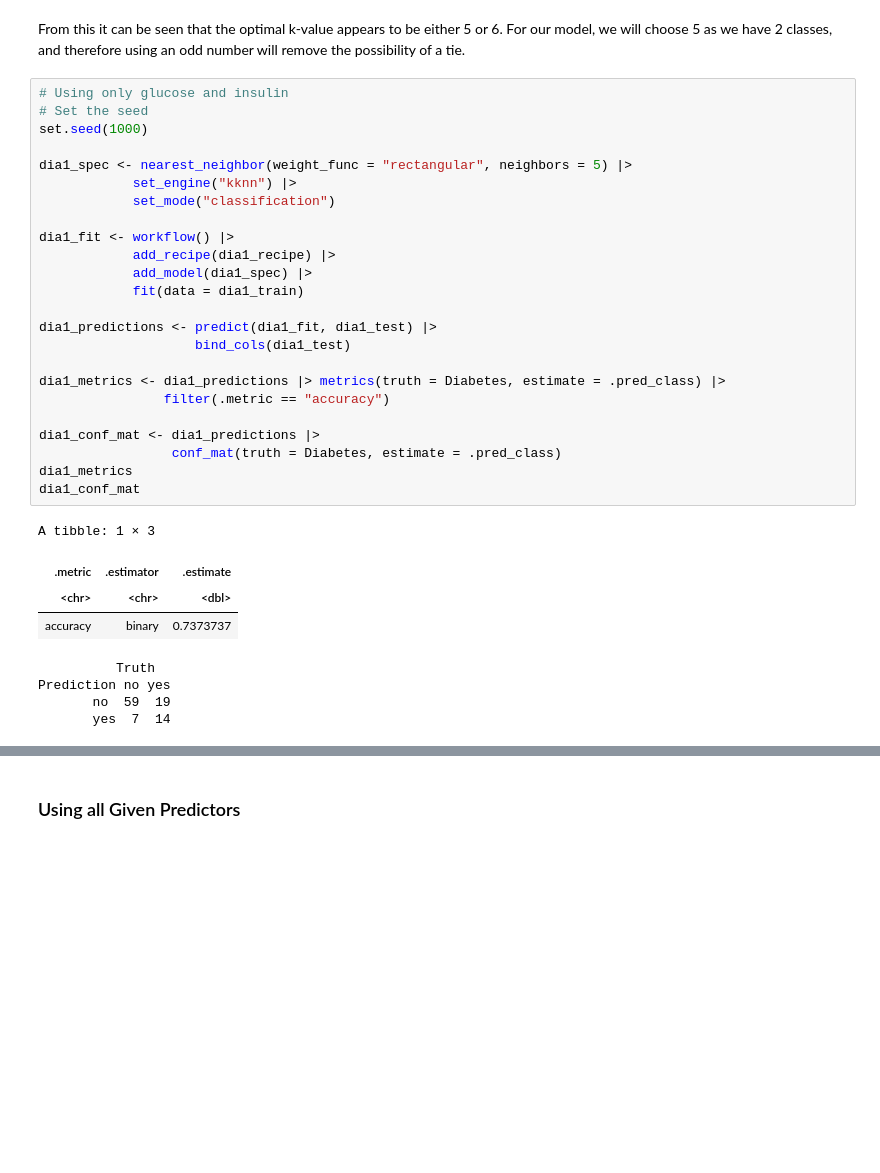
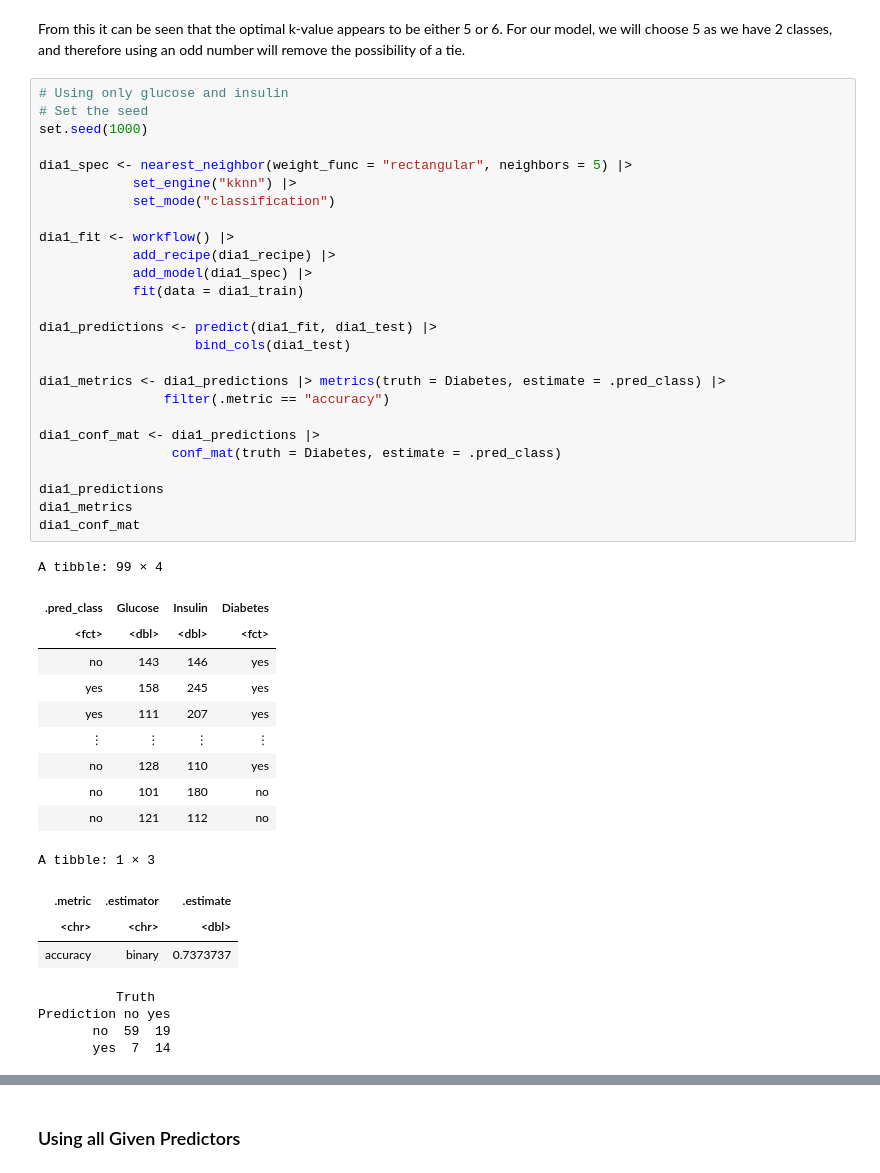
Before and after one commit to asnbl/dsci-100-2023-24W-group-16, a Jupyter notebook: Group project proposal.ipynb, the cells around one changed output, grey strips where cells are left out. Drawn from its saved outputs; the diff is of its cells as text; blank space fills up the shorter version.

```diff
--- a/Group project proposal.ipynb
+++ b/Group project proposal.ipynb
@@ -234,33 +293,45 @@ From this it can be seen that the optimal k-value appears to be either 5 or 6. F
 # %%
 # Using only glucose and insulin
 # Set the seed
 set.seed(1000)
 
 dia1_spec <- nearest_neighbor(weight_func = "rectangular", neighbors = 5) |>
             set_engine("kknn") |>
             set_mode("classification")
 
 dia1_fit <- workflow() |>
             add_recipe(dia1_recipe) |>
             add_model(dia1_spec) |>
             fit(data = dia1_train)
 
 dia1_predictions <- predict(dia1_fit, dia1_test) |>
                     bind_cols(dia1_test)
 
 dia1_metrics <- dia1_predictions |> metrics(truth = Diabetes, estimate = .pred_class) |>
                 filter(.metric == "accuracy")
 
 dia1_conf_mat <- dia1_predictions |>
                  conf_mat(truth = Diabetes, estimate = .pred_class)
+
+dia1_predictions
 dia1_metrics
 dia1_conf_mat
 # %% [output]
-A tibble: 1 × 3
+A tibble: 99 × 4
-| .metric | .estimator | .estimate |
-| <chr> | <chr> | <dbl> |
-| accuracy | binary | 0.7373737 |
+| .pred_class | Glucose | Insulin | Diabetes |
+| <fct> | <dbl> | <dbl> | <fct> |
+| no | 143 | 146 | yes |
+| yes | 158 | 245 | yes |
+| yes | 111 | 207 | yes |
+| ⋮ | ⋮ | ⋮ | ⋮ |
+| no | 128 | 110 | yes |
+| no | 101 | 180 | no |
+| no | 121 | 112 | no |
-          Truth
-Prediction no yes
-       no  59  19
-       yes  7  14
+A tibble: 1 × 3
+| .metric | .estimator | .estimate |
+| <chr> | <chr> | <dbl> |
+| accuracy | binary | 0.7373737 |
+          Truth
+Prediction no yes
+       no  59  19
+       yes  7  14
```
Also changed, not shown: parts of 18 cells of this notebook.
